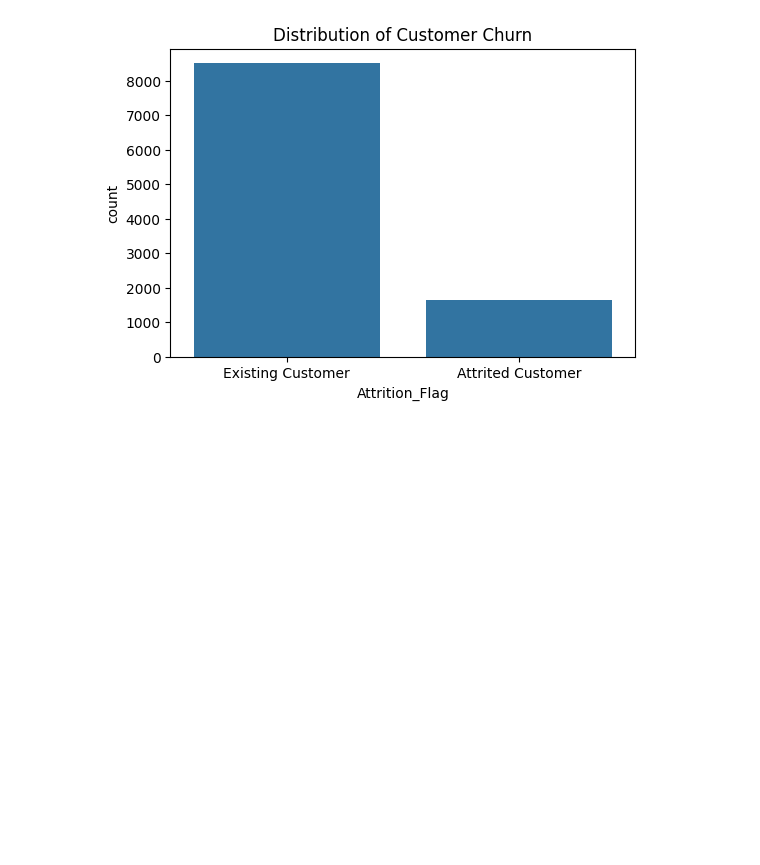
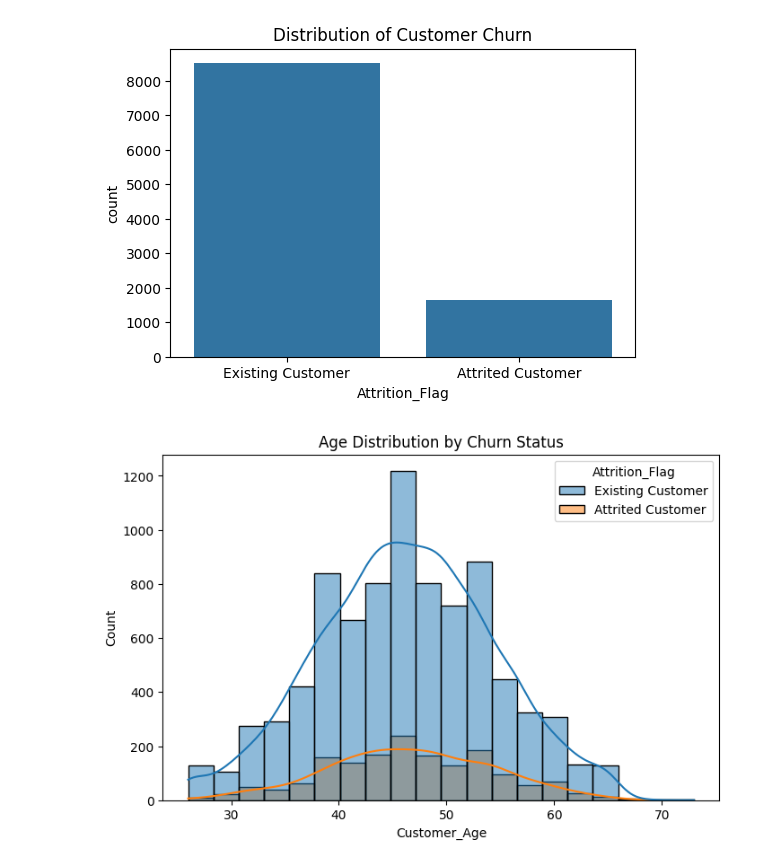
Before and after one commit to bkhadka1/bankchurn, a Jupyter notebook: churncode.ipynb, the cells around one changed output. Cells and saved outputs as stored; diff of their text form; code cells hidden in the pictures; blank space fills up the shorter version.

```diff
--- a/churncode.ipynb
+++ b/churncode.ipynb
@@ -81,3 +81,10 @@ plt.title("Distribution of Customer Churn")
 plt.show()
 # %% [output]
 [figure]
+# %%
+plt.figure(figsize=(8,5))
+sns.histplot(data=bankdf, x='Customer_Age', hue='Attrition_Flag', kde=True, bins=20)
+plt.title("Age Distribution by Churn Status")
+plt.show()
+# %% [output]
+[figure, added]
```
